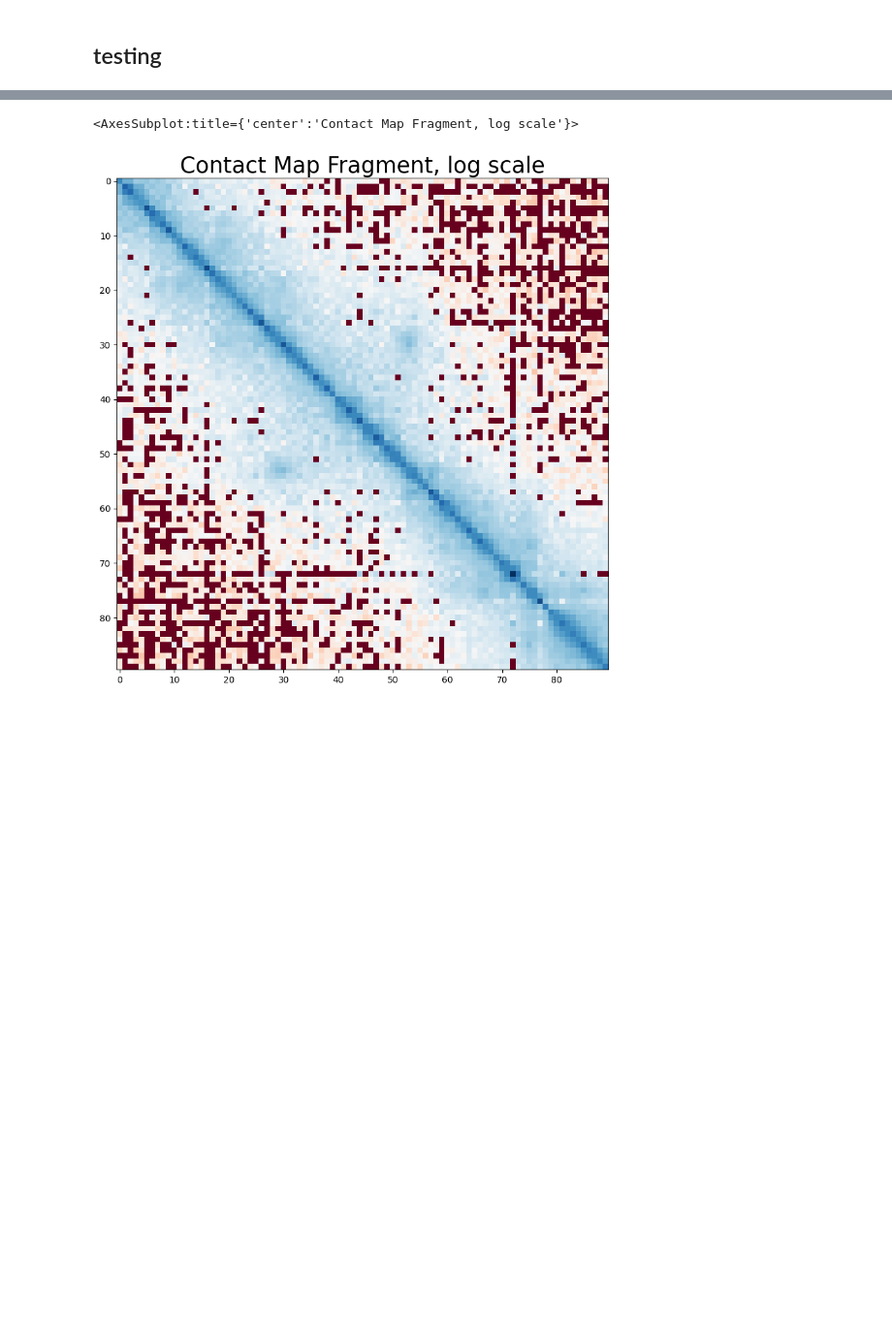
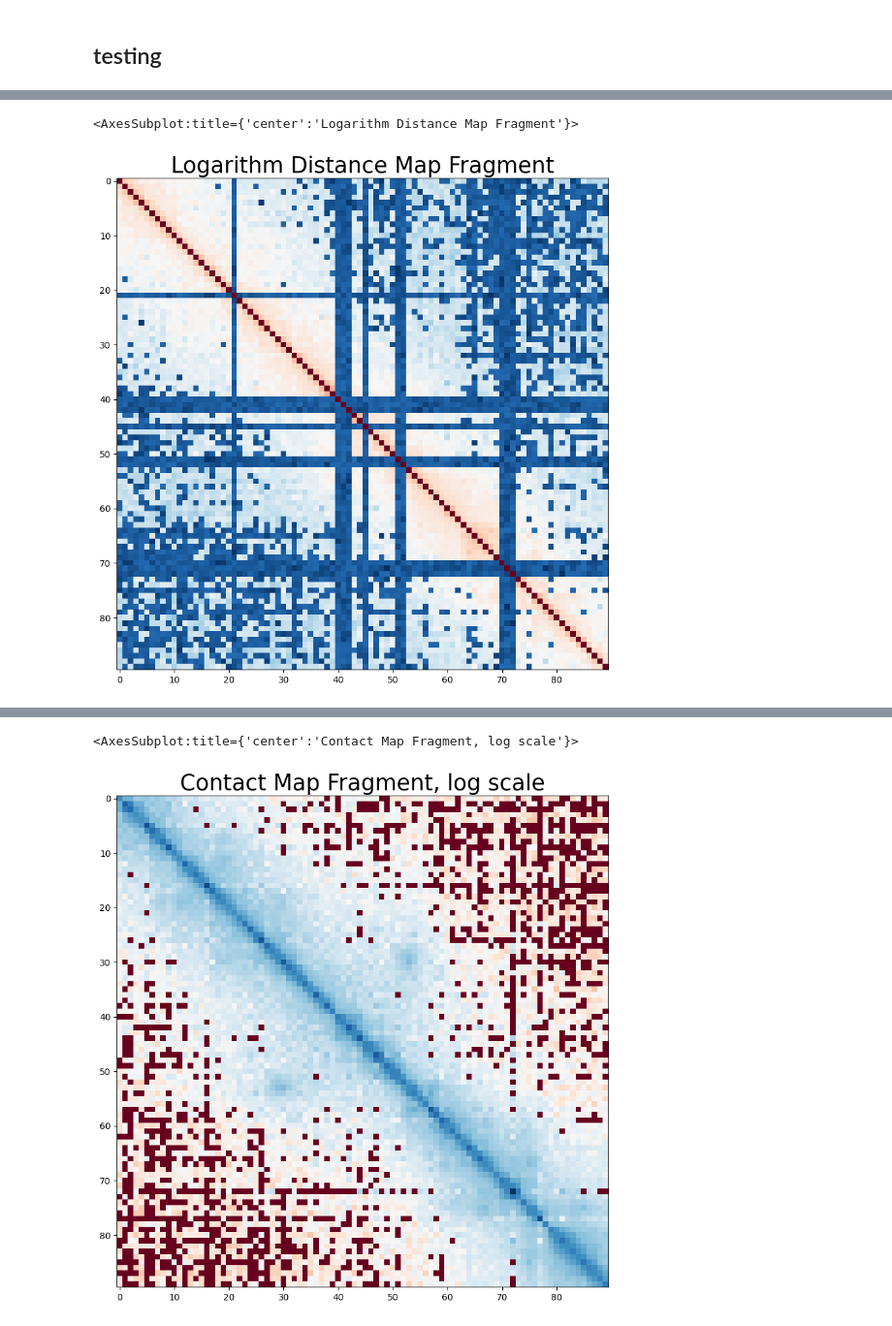
Before and after one commit to aleskunder/topology_loop_caller, a Jupyter notebook: example_notebooks/step_one_contacts_to_distances.ipynb, the cells around one changed output, grey strips where cells are left out. Shown at 97% size. Saved outputs shown, nothing was run; the diff lists cells and outputs as text; code cells hidden in the pictures; blank space fills up the shorter version.

```diff
--- a/example_notebooks/step_one_contacts_to_distances.ipynb
+++ b/example_notebooks/step_one_contacts_to_distances.ipynb
@@ -176,3 +122,10 @@ ind = np.isnan(bal).all(axis=1)
 no_nan_matrix = bal[~ind][:, ~ind]
 # %% [output]
 [interactive output not drawn]
+# %%
+plot_hic_matrix_fragment(
+    log_dist_matrix, (935, 935, 90), figsize=(10, 10), log_scaled=False,plot_title="Logarithm Distance Map Fragment", title_fontsize=25
+)
+# %% [output]
+<AxesSubplot:title={'center':'Logarithm Distance Map Fragment'}>
+[figure, added]
```
Also changed, not shown: parts of 42 cells of this notebook, 1 other file.
